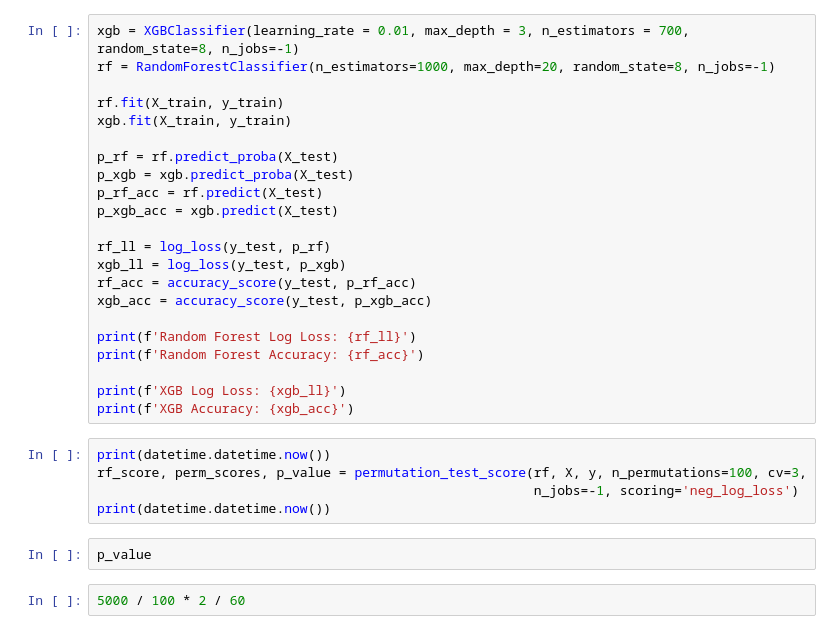
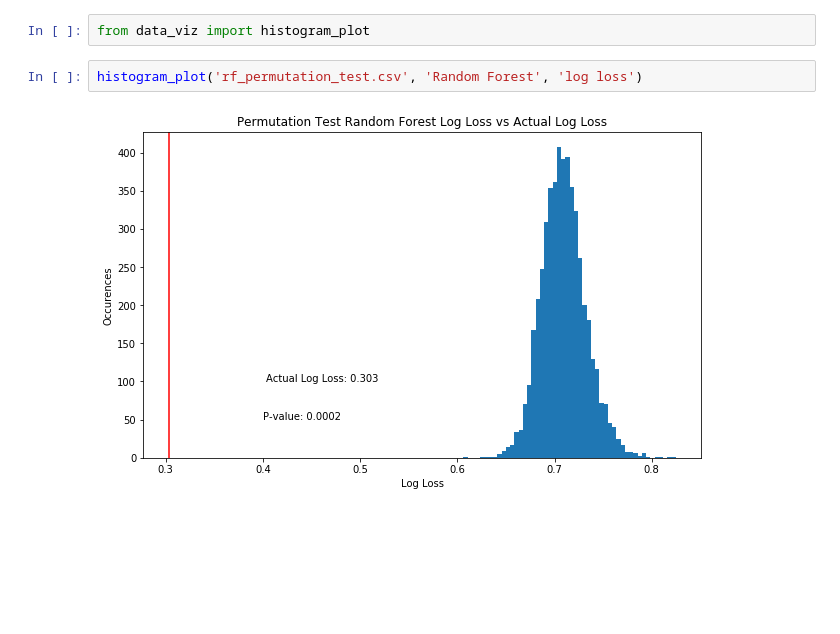
Before and after one commit to NCBI-Hackathons/ConsensusML, a Jupyter notebook: scripts/cm_work/perm_test_viz.ipynb, the cells around one changed output. Saved outputs shown, nothing was run; the diff lists cells and outputs as text; blank space fills up the shorter version.

Commit message:
clean functions, create notebook to test

```diff
--- a/scripts/cm_work/perm_test_viz.ipynb
+++ b/scripts/cm_work/perm_test_viz.ipynb
@@ -61,31 +55,6 @@ y = df.iloc[:, -1]
-# %%
-xgb = XGBClassifier(learning_rate = 0.01, max_depth = 3, n_estimators = 700, random_state=8, n_jobs=-1)
-rf = RandomForestClassifier(n_estimators=1000, max_depth=20, random_state=8, n_jobs=-1)
-
-rf.fit(X_train, y_train)
-xgb.fit(X_train, y_train)
-
-p_rf = rf.predict_proba(X_test)
-p_xgb = xgb.predict_proba(X_test)
-p_rf_acc = rf.predict(X_test)
-p_xgb_acc = xgb.predict(X_test)
-
-rf_ll = log_loss(y_test, p_rf)
-xgb_ll = log_loss(y_test, p_xgb)
-rf_acc = accuracy_score(y_test, p_rf_acc)
-xgb_acc = accuracy_score(y_test, p_xgb_acc)
-
-print(f'Random Forest Log Loss: {rf_ll}')
-print(f'Random Forest Accuracy: {rf_acc}')
-
-print(f'XGB Log Loss: {xgb_ll}')
-print(f'XGB Accuracy: {xgb_acc}')
-# %%
-print(datetime.datetime.now())
-rf_score, perm_scores, p_value = permutation_test_score(rf, X, y, n_permutations=100, cv=3,
-                                                        n_jobs=-1, scoring='neg_log_loss')
-print(datetime.datetime.now())
-# %%
-p_value
-# %%
-5000 / 100 * 2 / 60
+# %%
+from data_viz import histogram_plot
+# %%
+histogram_plot('rf_permutation_test.csv', 'Random Forest', 'log loss')
+# %% [output]
+[figure, added]
```
Also changed, not shown: parts of 22 cells of this notebook, 2 other files.
